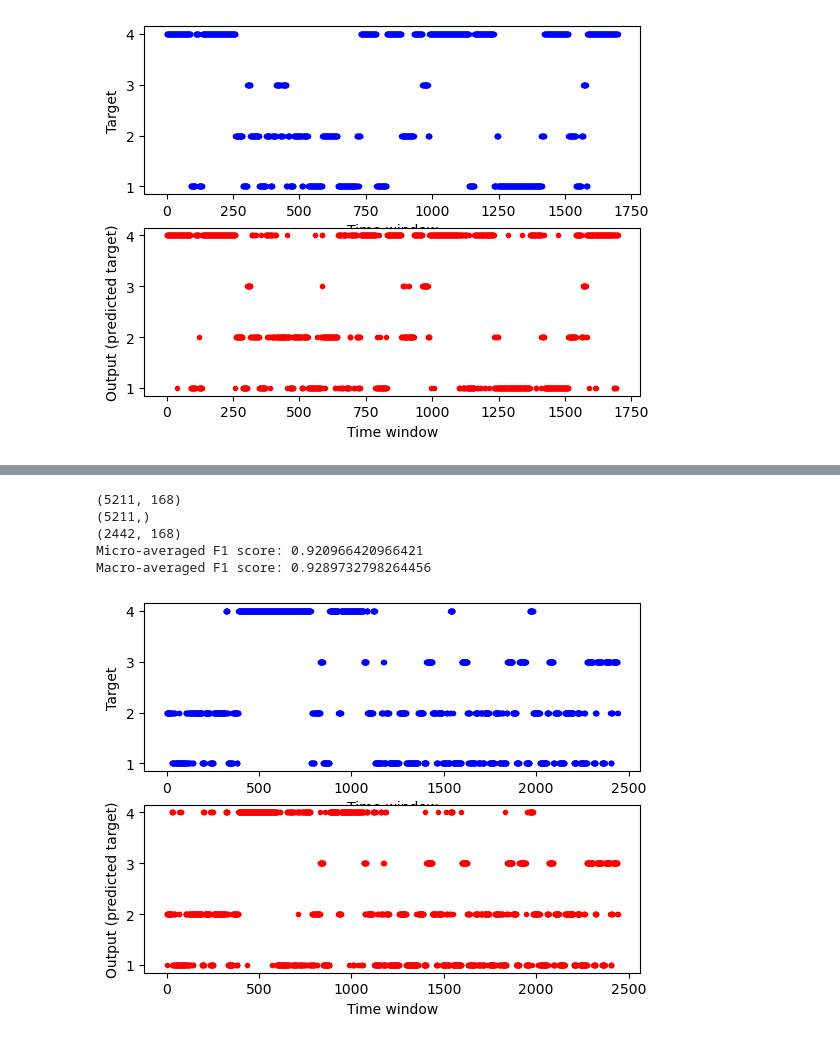
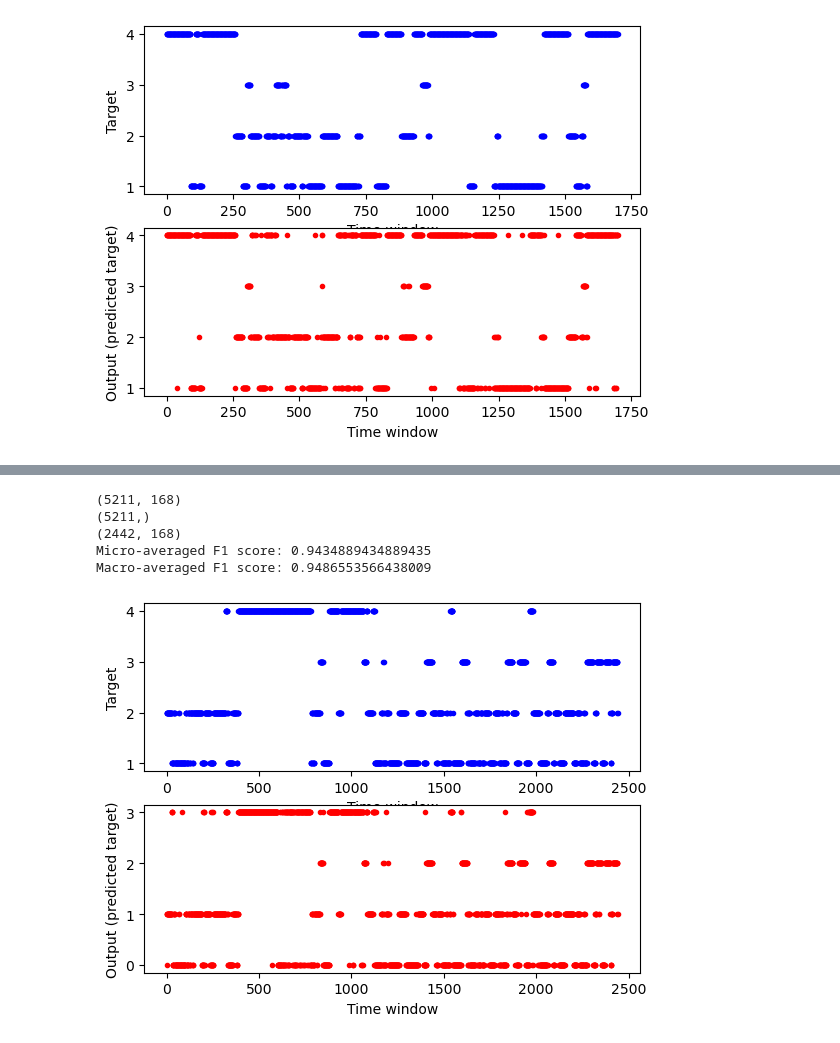
Before and after one commit to Flaresun/CSDS340CaseStudy2, a Jupyter notebook: CSDS340Case2.ipynb, the cells around one changed output, grey strips where cells are left out. Saved outputs shown, nothing was run; the diff lists cells and outputs as text; code cells hidden in the pictures.

```diff
--- a/CSDS340Case2.ipynb
+++ b/CSDS340Case2.ipynb
@@ -649,13 +764,13 @@ num_features
 # %%
 scaler = StandardScaler()
 
-X_train_flat = X_train.reshape(-1, 6*num_features)
-X_val_flat   = X_val.reshape(-1, 6*num_features)
+X_train_flat = X_train
+X_val_flat = X_val
 
 scaler.fit(X_train_flat)
 
-X_train = scaler.transform(X_train_flat).reshape(-1, 6, num_features)
-X_val   = scaler.transform(X_val_flat).reshape(-1, 6, num_features)
+X_train = scaler.transform(X_train_flat)
+X_val = scaler.transform(X_val_flat)
 # %%
 X_train.shape,X_val.shape
 # %% [output]
@@ -1447,8 +1713,8 @@ def predict_test(train_data,train_labels,test_data):
     print(val_ff.shape)
 
     #ridge = RidgeClassifier()
-    ridge = xgb.XGBClassifier(n_estimators=200, use_label_encoder=False, eval_metric="mlogloss", random_state=42)
+    ridge = CatBoostClassifier(verbose=0, random_state=42, iterations=500)
     ridge.fit(np.array(train_ff), train_labels-1)
 
 
-    return ridge.predict(np.array(val_ff))
+    return train_ff,val_ff,ridge.predict(np.array(val_ff))
@@ -1454,0 +1761,23 @@ def predict_test(train_data,train_labels,test_data):
+# %%
+%%time
+import numpy as np
+import matplotlib.pyplot as plt
+from sklearn.metrics import f1_score
+
+
+sensor_names = ['Acc_x', 'Acc_y', 'Acc_z', 'Gyr_x', 'Gyr_y', 'Gyr_z']
+BASE_PATH = "Downloads/Train_1/"
+train_suffix = '_train_1.csv'
+test_suffix = '_train_2.csv'
+def load_sensor_data(sensor_names, suffix):
+    data_slice_0 = np.loadtxt(BASE_PATH + sensor_names[0] + suffix, delimiter=',')
+    data = np.empty((data_slice_0.shape[0], data_slice_0.shape[1],len(sensor_names)))
+    data[:, :, 0] = data_slice_0
+    for sensor_index in range(1, len(sensor_names)):
+        data[:, :, sensor_index] = np.loadtxt(BASE_PATH + sensor_names[sensor_index] + suffix, delimiter=',')
+    return data
+# Load labels and sensor data into 3-D array
+train_labels = np.loadtxt(BASE_PATH + 'labels' + train_suffix, dtype='int')
+train_data = load_sensor_data(sensor_names, train_suffix)
+test_labels = np.loadtxt(BASE_PATH + 'labels' + test_suffix, dtype='int')
+test_data = load_sensor_data(sensor_names, test_suffix)
@@ -1467,36 +2054,36 @@ def load_sensor_data(sensor_names, suffix):
     data_slice_0 = np.loadtxt(BASE_PATH + sensor_names[0] + suffix, delimiter=',')
     data = np.empty((data_slice_0.shape[0], data_slice_0.shape[1],len(sensor_names)))
     data[:, :, 0] = data_slice_0
     for sensor_index in range(1, len(sensor_names)):
         data[:, :, sensor_index] = np.loadtxt(BASE_PATH + sensor_names[sensor_index] + suffix, delimiter=',')
     return data
 # Load labels and sensor data into 3-D array
 train_labels = np.loadtxt(BASE_PATH + 'labels' + train_suffix, dtype='int')
 train_data = load_sensor_data(sensor_names, train_suffix)
 test_labels = np.loadtxt(BASE_PATH + 'labels' + test_suffix, dtype='int')
 test_data = load_sensor_data(sensor_names, test_suffix)
 # Predict activities on test data
-test_outputs = predict_test(train_data, train_labels, test_data)+1
+train_ff,val_ff,test_outputs = predict_test(train_data, train_labels, test_data)
 # Compute micro and macro-averaged F1 scores
-micro_f1 = f1_score(test_labels, test_outputs, average='micro')
-macro_f1 = f1_score(test_labels, test_outputs, average='macro')
+micro_f1 = f1_score(test_labels, test_outputs+1, average='micro')
+macro_f1 = f1_score(test_labels, test_outputs+1, average='macro')
 print(f'Micro-averaged F1 score: {micro_f1}')
 print(f'Macro-averaged F1 score: {macro_f1}')
 # Examine outputs compared to labels
 n_test = test_labels.size
 plt.subplot(2, 1, 1)
 plt.plot(np.arange(n_test), test_labels, 'b.')
 plt.xlabel('Time window')
 plt.ylabel('Target')
 plt.subplot(2, 1, 2)
 plt.plot(np.arange(n_test), test_outputs, 'r.')
 plt.xlabel('Time window')
 plt.ylabel('Output (predicted target)')
 plt.show()
 # %% [output]
 (5211, 168)
 (5211,)
 (2442, 168)
-Micro-averaged F1 score: 0.920966420966421
-Macro-averaged F1 score: 0.9289732798264456
+Micro-averaged F1 score: 0.9434889434889435
+Macro-averaged F1 score: 0.9486553566438009
-[figure, old version]
+[figure, new version]
```
Also changed, not shown: parts of 75 cells of this notebook.
